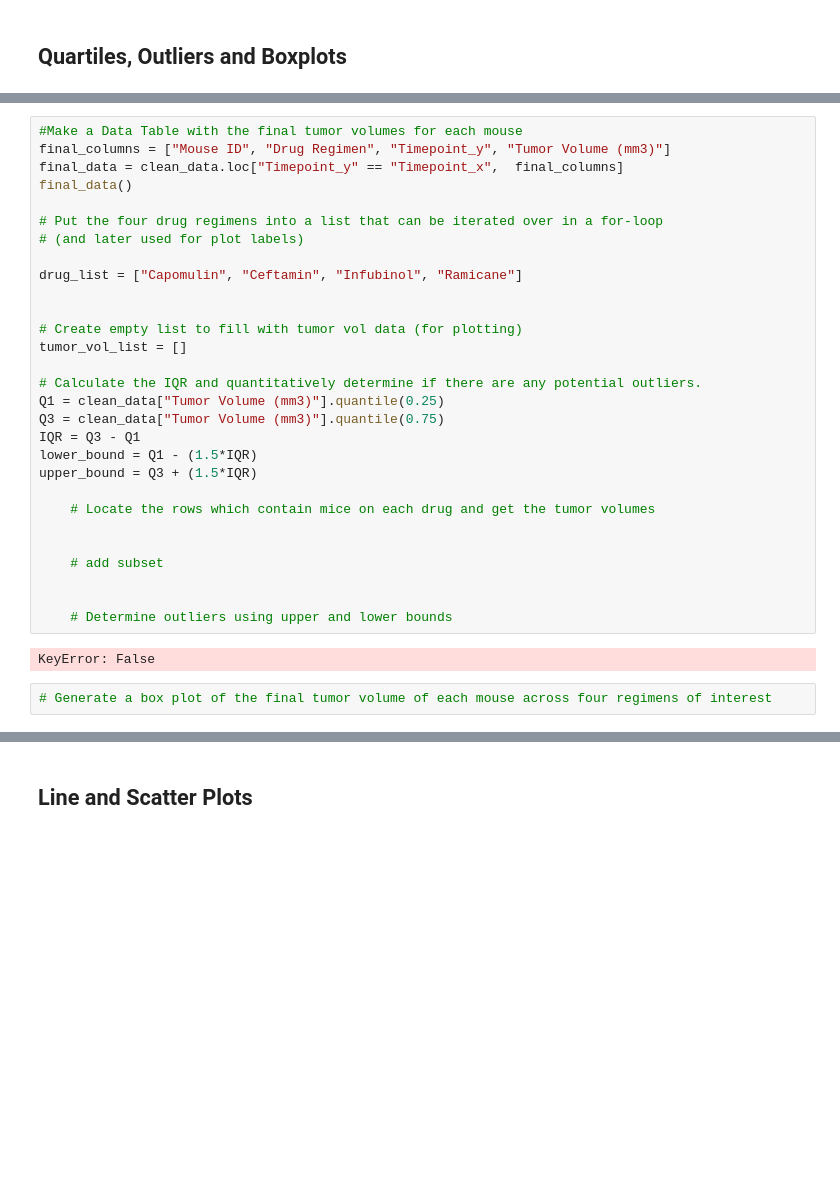
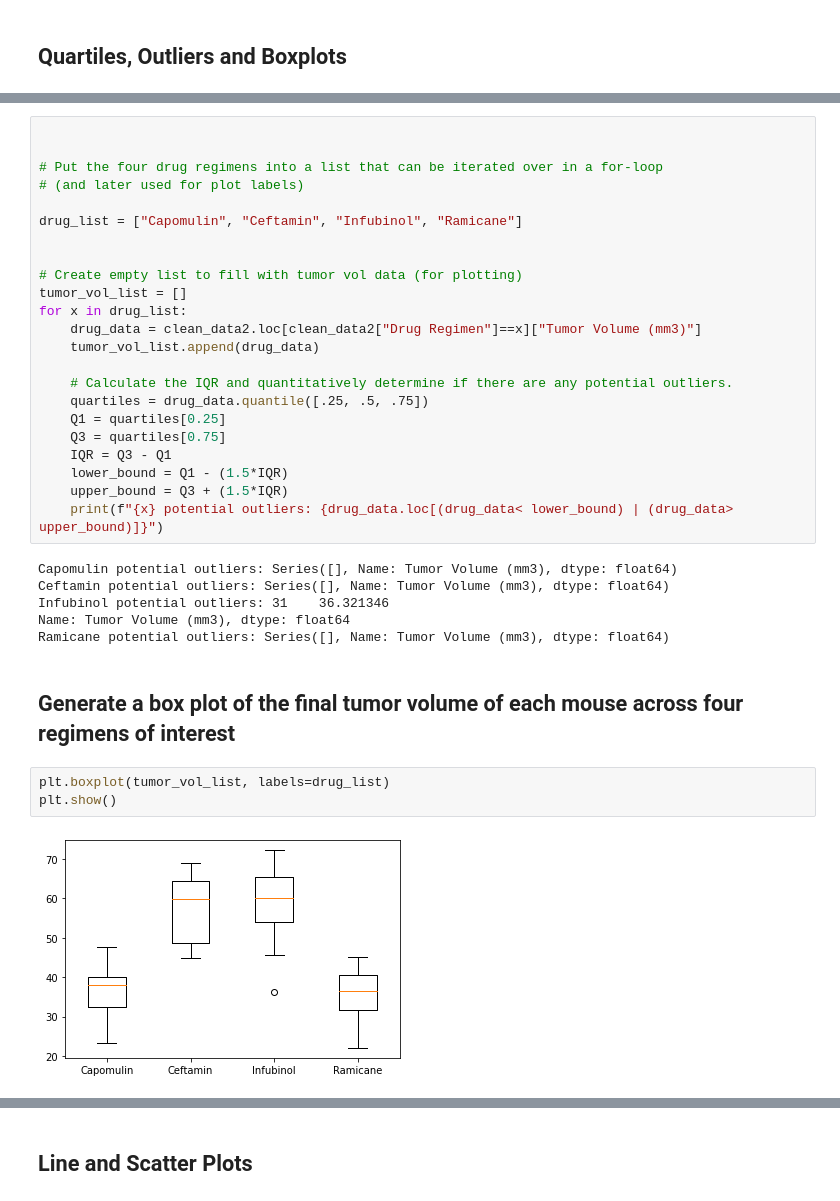
Before and after one commit to sbkachelmeier/matplotlib-challenge, a Jupyter notebook: pymaceuticals_starter.ipynb, the cells around one changed output, grey strips where cells are left out. Saved outputs shown, nothing was run; the diff lists cells and outputs as text; blank space fills up the shorter version.

```diff
--- a/pymaceuticals_starter.ipynb
+++ b/pymaceuticals_starter.ipynb
@@ -189,8 +191,5 @@ clean_data
 # %%
-#Make a Data Table with the final tumor volumes for each mouse
-final_columns = ["Mouse ID", "Drug Regimen", "Timepoint_y", "Tumor Volume (mm3)"]
-final_data = clean_data.loc["Timepoint_y" == "Timepoint_x",  final_columns]
-final_data()
+
 
 # Put the four drug regimens into a list that can be iterated over in a for-loop
 # (and later used for plot labels)
@@ -200,22 +199,28 @@ drug_list = ["Capomulin", "Ceftamin", "Infubinol", "Ramicane"]
 
 # Create empty list to fill with tumor vol data (for plotting)
 tumor_vol_list = []
+for x in drug_list:
+    drug_data = clean_data2.loc[clean_data2["Drug Regimen"]==x]["Tumor Volume (mm3)"]
+    tumor_vol_list.append(drug_data)
 
-# Calculate the IQR and quantitatively determine if there are any potential outliers.
-Q1 = clean_data["Tumor Volume (mm3)"].quantile(0.25)
-Q3 = clean_data["Tumor Volume (mm3)"].quantile(0.75)
-IQR = Q3 - Q1
-lower_bound = Q1 - (1.5*IQR)
-upper_bound = Q3 + (1.5*IQR)
-
-    # Locate the rows which contain mice on each drug and get the tumor volumes
-
-
-    # add subset
-
-
-    # Determine outliers using upper and lower bounds
+    # Calculate the IQR and quantitatively determine if there are any potential outliers.
+    quartiles = drug_data.quantile([.25, .5, .75])
+    Q1 = quartiles[0.25]
+    Q3 = quartiles[0.75]
+    IQR = Q3 - Q1
+    lower_bound = Q1 - (1.5*IQR)
+    upper_bound = Q3 + (1.5*IQR)
+    print(f"{x} potential outliers: {drug_data.loc[(drug_data< lower_bound) | (drug_data> upper_bound)]}")
 # %% [output]
-KeyError: False
+Capomulin potential outliers: Series([], Name: Tumor Volume (mm3), dtype: float64)
+Ceftamin potential outliers: Series([], Name: Tumor Volume (mm3), dtype: float64)
+Infubinol potential outliers: 31    36.321346
+Name: Tumor Volume (mm3), dtype: float64
+Ramicane potential outliers: Series([], Name: Tumor Volume (mm3), dtype: float64)
-# %%
-# Generate a box plot of the final tumor volume of each mouse across four regimens of interest
+# %% [markdown]
+## Generate a box plot of the final tumor volume of each mouse across four regimens of interest
+# %%
+plt.boxplot(tumor_vol_list, labels=drug_list)
+plt.show()
+# %% [output]
+[figure, added]
```
Also changed, not shown: parts of 12 cells of this notebook.
